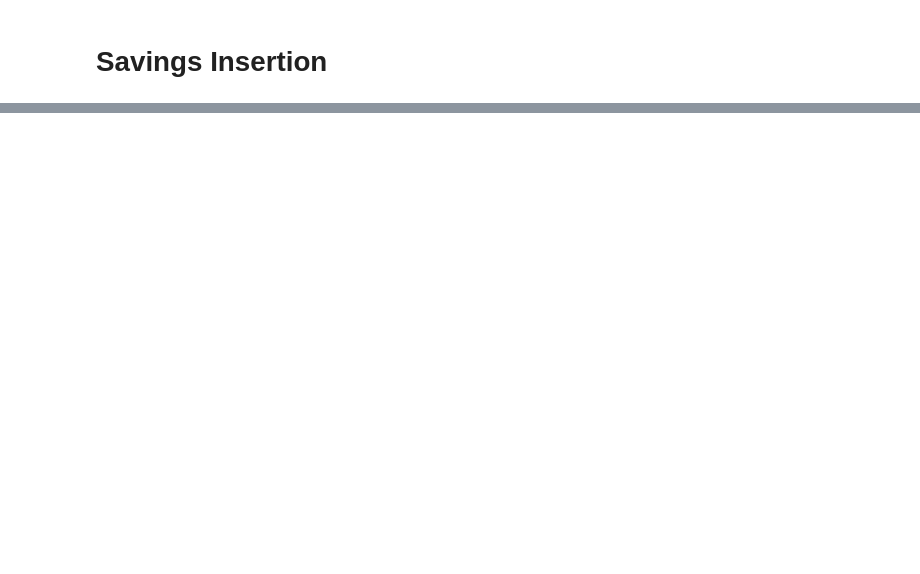
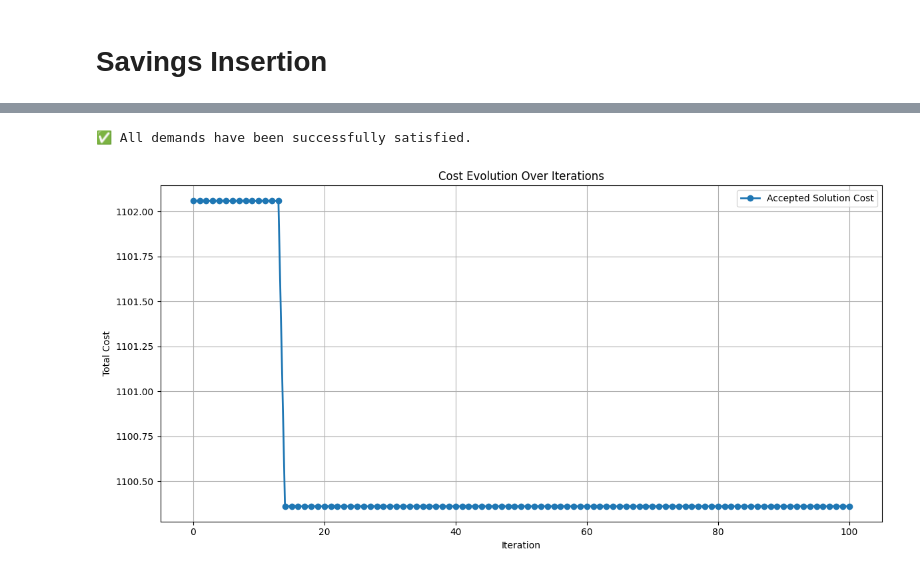
Before and after one commit to jashvidesai/ORF-Thesis, a Jupyter notebook: RadiopharmaceuticalNetworkALNS.ipynb, the cells around one changed output, grey strips where cells are left out. Drawn from its saved outputs; the diff is of its cells as text; code cells hidden in the pictures; blank space fills up the shorter version.

```diff
--- a/RadiopharmaceuticalNetworkALNS.ipynb
+++ b/RadiopharmaceuticalNetworkALNS.ipynb
@@ -841,14 +659,15 @@ Customer 43: 5 units left to pick up
 # %% [markdown]
 # **Insertion Operators**
 # %%
-# Cost Evaluation Utility for ALL INSERTION
-def compute_total_cost(solution, c, Q):
+def compute_total_cost(solution, c, fixed_costs):
     total_cost = 0
 
     for vehicle in solution:
-        if len(vehicle.route) > 1:  # Vehicle was used
-            total_cost += Q[vehicle.vehicle_id]  # Vehicle-specific fixed cost
+        # Always include fixed cost
+        total_cost += fixed_costs[vehicle.vehicle_id]
 
+        # Add travel cost if the vehicle was used
+        if len(vehicle.route) > 1:
             for i in range(len(vehicle.route) - 1):
                 from_node = vehicle.route[i][0]
                 to_node = vehicle.route[i + 1][0]
@@ -2005,0 +2392,24 @@ Total Cost of Current Solution: 320.15
+# %%
+initial_solution, initial_deliveries, initial_pickups = generate_sequential_solution(
+    V, V_star, K, Q, d, p, a, b, s, t_matrix_np, depot=0, distances=distance_matrix_np
+)
+
+final_solution, cost_history = ALNS(
+    initial_solution=initial_solution,
+    original_deliveries=initial_deliveries,
+    original_pickups=initial_pickups,
+    c=c_matrix_np,
+    t=t_matrix_np,
+    Q=Q,
+    a=a,
+    b=b,
+    s=s,
+    distances=distance_matrix_np,
+    fixed_costs=fixed_costs,
+    T=0.1,
+    MAX_ITERATIONS=100,
+    STAGNATION_LIMIT=5
+)
+
+print("\n**Initial Vehicle Routes with Cost**")
+print_vehicle_routes_with_costs(initial_solution, distance_matrix_np, c_matrix_np)
@@ -2005,0 +2434,35 @@ Total Cost of Current Solution: 320.15
+# %%
+# Re-check demand satisfaction using the final best solution
+final_deliveries, final_pickups = get_fresh_demand()
+for vehicle in final_solution:
+    for node_id, _, _, _ in vehicle.route:
+        if node_id != 0:
+            final_deliveries[node_id] = 0  # or subtract quantity if you track that
+            final_pickups[node_id] = 0
+
+unsatisfied_deliveries = [cust for cust, amt in final_deliveries.items() if amt > 0]
+unsatisfied_pickups = [cust for cust, amt in final_pickups.items() if amt > 0]
+
+if unsatisfied_deliveries or unsatisfied_pickups:
+    print("\n⚠️ Warning: Some demands remain unsatisfied!")
+    if unsatisfied_deliveries:
+        print(f"❌ Unsatisfied Deliveries: {unsatisfied_deliveries}")
+    if unsatisfied_pickups:
+        print(f"❌ Unsatisfied Pickups: {unsatisfied_pickups}")
+else:
+    print("\n✅ All demands have been successfully satisfied.")
+# %% [output]
+✅ All demands have been successfully satisfied.
+# %%
+# Plot cost history and computed cost
+plt.figure(figsize=(12, 6))
+plt.plot(cost_history, marker='o', label='Accepted Solution Cost', linewidth=2)
+plt.title("Cost Evolution Over Iterations")
+plt.xlabel("Iteration")
+plt.ylabel("Total Cost")
+plt.legend()
+plt.grid(True)
+plt.tight_layout()
+plt.show()
+# %% [output]
+[figure, added]
```
Also changed, not shown: parts of 36 cells of this notebook.
